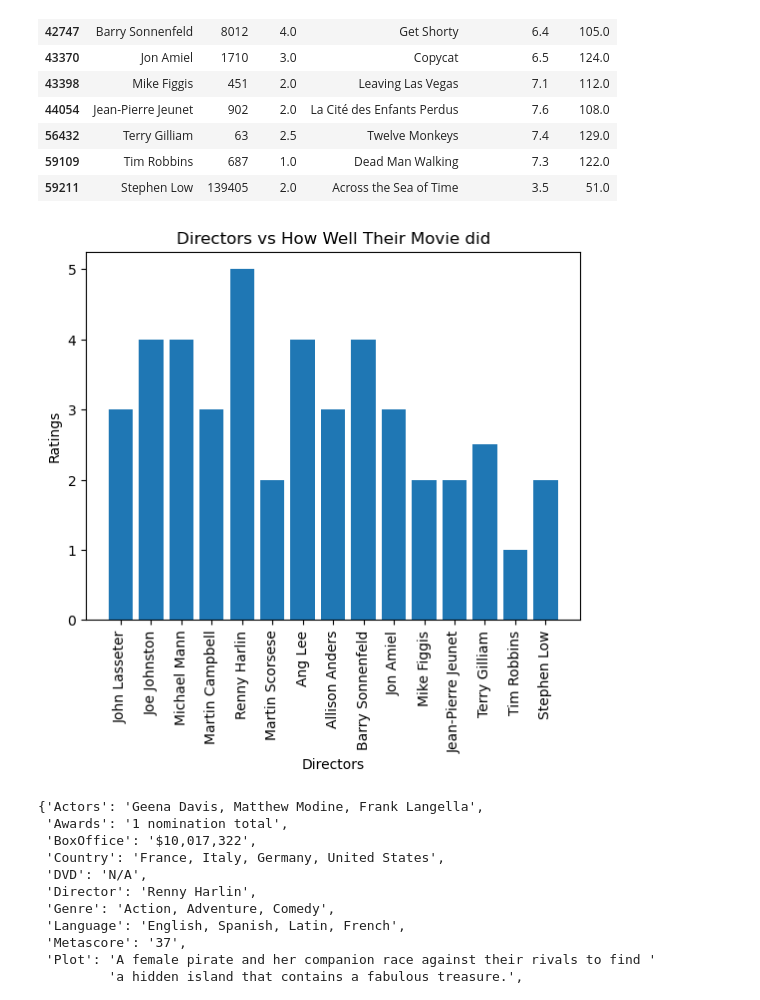
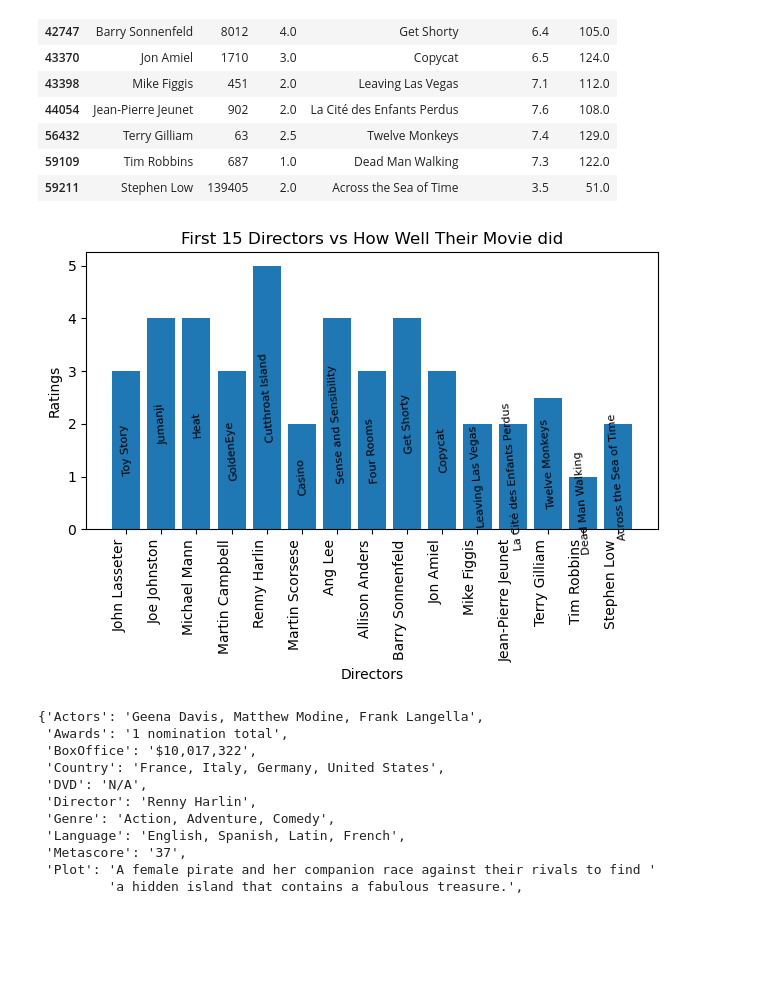
Before and after one commit to tinpham1/5iveCoders, a Jupyter notebook: Project 1/main.ipynb, the cells around one changed output. Saved outputs shown, nothing was run; the diff lists cells and outputs as text; code cells hidden in the pictures; blank space fills up the shorter version.

```diff
--- a/Project 1/main.ipynb
+++ b/Project 1/main.ipynb
@@ -96,6 +101,11 @@ plt.bar(genre_counts_df["genre"], genre_counts_df["count"])
 plt.xlabel("Genre")
 plt.ylabel("Number of Movies")
 plt.title("Number of Movies per Genre")
+
+# Add the exact y-axis number on each bar
+for i, c in enumerate(genre_counts_df['count']):
+    plt.text(i, c / 2, str(c), ha='center', va='center', color='black', fontweight='bold', rotation=90)
+
 plt.xticks(rotation=90)
 plt.show()
 # %% [output]
@@ -322,16 +332,25 @@ first_rating_df.head(15)
 # %%
 first_15_directors=first_rating_df.head(15)
 
 
 plt.bar(first_15_directors["Director"], first_15_directors["rating"])
+#plt.figure(figsize=(20, 8))
 plt.xlabel("Directors")
 plt.ylabel("Ratings")
-plt.title("Directors vs How Well Their Movie did")
-plt.xticks(rotation=90)
-plt.tight_layout
+plt.title("First 15 Directors vs How Well Their Movie did")
+
+
+# Add the exact movie name on each bar
+
+for i, (rating, title) in enumerate(zip(first_15_directors['rating'], first_15_directors['original_title'])):
+    plt.text(i, rating / 2, str(title), ha='center', va='center',\
+            color='black',fontsize=8, rotation=95)
+
+plt.xticks(rotation=90, ha='right')
+plt.tight_layout()
 plt.show()
 # %% [output]
-[figure, old version]
+[figure, new version]
 # %%
 #Final read data into CSV format
 first_rating_df.to_csv('first_rating_directors.csv', index=False)
```
Also changed, not shown: parts of 6 cells of this notebook.
